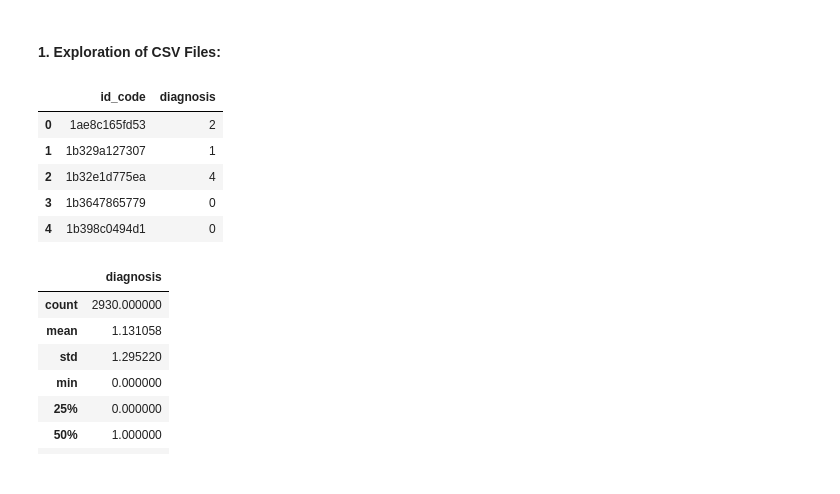
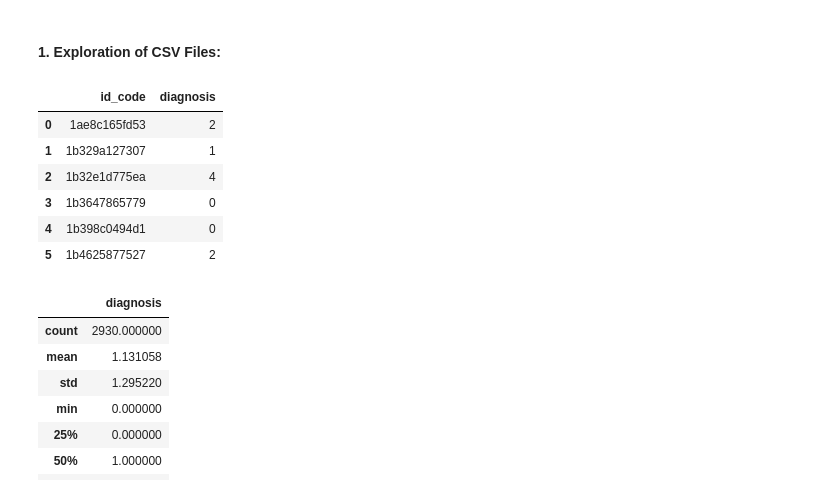
Before and after one commit to CaelynViljoen/ELEN4012A-Investigation-Project, a Jupyter notebook: DataExploration/APTOS2019DataExploration.ipynb, the cells around one changed output. Cells and saved outputs as stored; diff of their text form; code cells hidden in the pictures.

```diff
--- a/DataExploration/APTOS2019DataExploration.ipynb
+++ b/DataExploration/APTOS2019DataExploration.ipynb
@@ -13,22 +18,23 @@ import os
 # %%
 # Viewing the first 5 rows of the 'train' csv file
 
 train_csv_file_path = 'C:/Users/Kaylin/OneDrive/Documents/Fourth Year IE 2024/Investigation Project/ELEN4012A-Investigation-Project/Data/APTOS-2019 Dataset/train.csv'
 test_csv_file_path = 'C:/Users/Kaylin/OneDrive/Documents/Fourth Year IE 2024/Investigation Project/ELEN4012A-Investigation-Project/Data/APTOS-2019 Dataset/test.csv'
 val_csv_file_path = 'C:/Users/Kaylin/OneDrive/Documents/Fourth Year IE 2024/Investigation Project/ELEN4012A-Investigation-Project/Data/APTOS-2019 Dataset/val.csv'
 
 train_df = pd.read_csv(train_csv_file_path)
 test_df = pd.read_csv(test_csv_file_path)
 val_df = pd.read_csv(val_csv_file_path)
 
-train_df.head()
+train_df.head(6)
 # %% [output]
 |  | id_code | diagnosis |
 | 0 | 1ae8c165fd53 | 2 |
 | 1 | 1b329a127307 | 1 |
 | 2 | 1b32e1d775ea | 4 |
 | 3 | 1b3647865779 | 0 |
 | 4 | 1b398c0494d1 | 0 |
+| 5 | 1b4625877527 | 2 |
 # %%
 # The distrobution of the training data is given below
 
```
Also changed, not shown: parts of 14 cells of this notebook.
